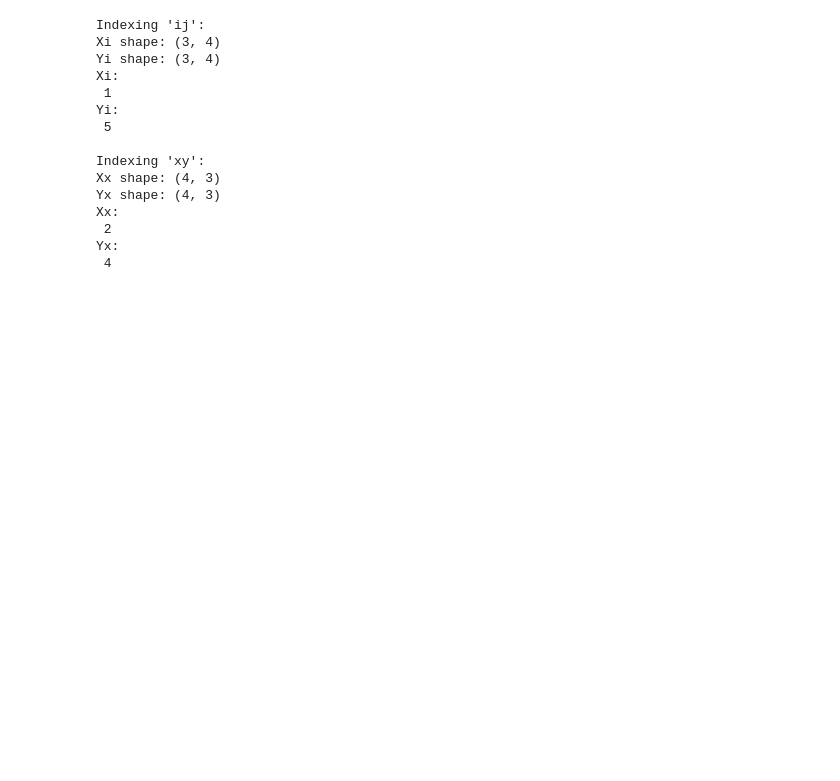
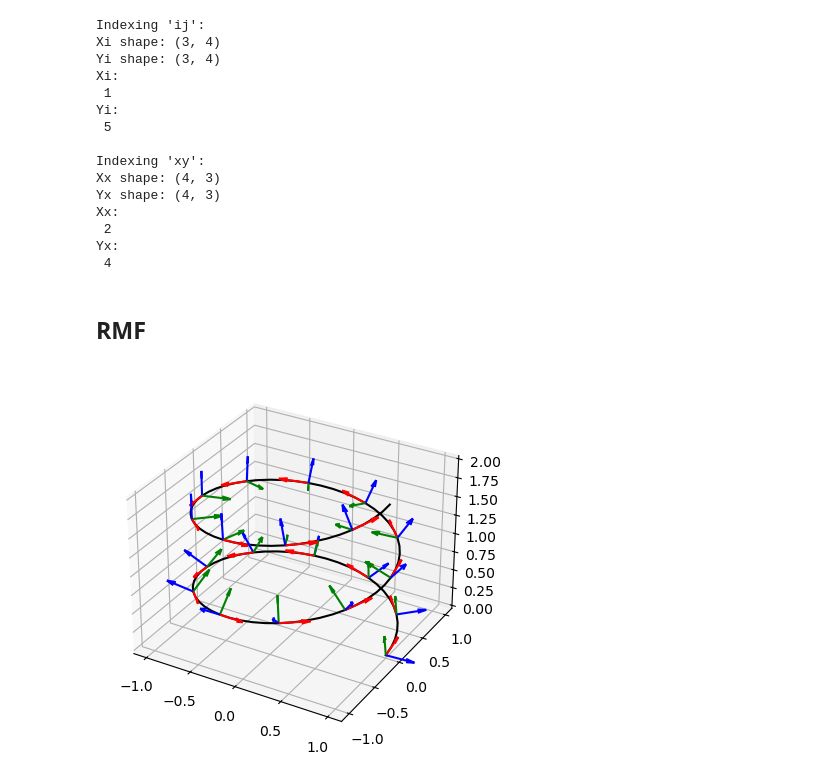
Before and after one commit to lauraachoquett/microswimmer_internship, a Jupyter notebook: src/ez.ipynb, the cells around one changed output. Cells and saved outputs as stored; diff of their text form; code cells hidden in the pictures; blank space fills up the shorter version.

```diff
--- a/src/ez.ipynb
+++ b/src/ez.ipynb
@@ -222,3 +270,5 @@ Xx:
  2
 Yx:
  4
+# %% [markdown]
+## RMF
@@ -224,0 +320,26 @@ Yx:
+# %%
+# Exemple : une hélice
+t = np.linspace(0, 4 * np.pi, 100)
+points = np.array([np.cos(t), np.sin(t), t / (2*np.pi)]).T
+
+frames = double_reflection_rmf(points)
+
+# Affichage avec matplotlib
+import matplotlib.pyplot as plt
+from mpl_toolkits.mplot3d import Axes3D
+
+fig = plt.figure()
+ax = fig.add_subplot(projection='3d')
+ax.plot(points[:, 0], points[:, 1], points[:, 2], 'k')
+
+for i in range(0, len(frames), 5):  # un frame sur 5 pour la lisibilité
+    p = points[i]
+    T, N, B = frames[i]
+    scale = 0.3
+    ax.quiver(p[0], p[1], p[2], T[0], T[1], T[2], color='r', length=scale)
+    ax.quiver(p[0], p[1], p[2], N[0], N[1], N[2], color='g', length=scale)
+    ax.quiver(p[0], p[1], p[2], B[0], B[1], B[2], color='b', length=scale)
+
+plt.show()
+# %% [output]
+[figure, added]
```
Also changed, not shown: parts of 7 cells of this notebook, 7 other files.
